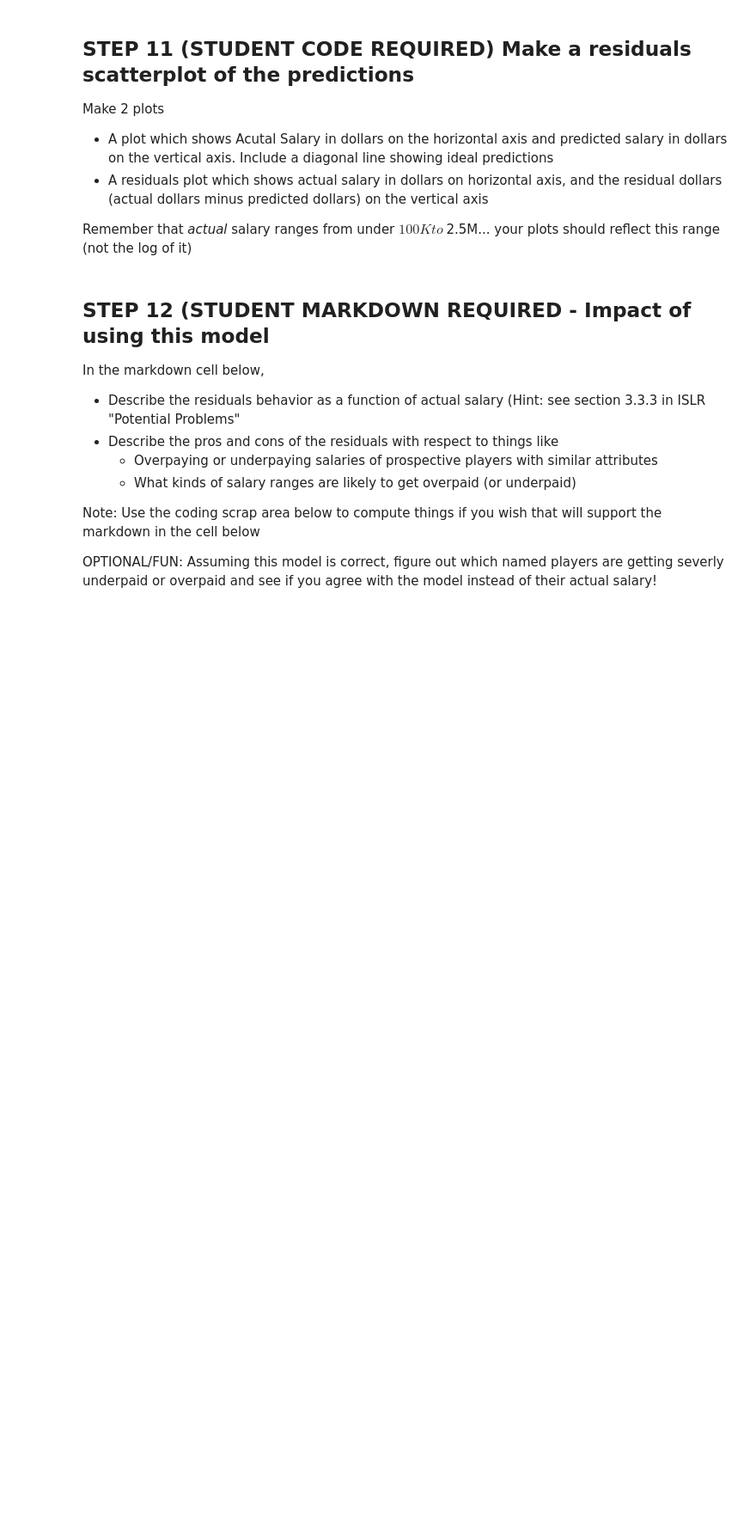
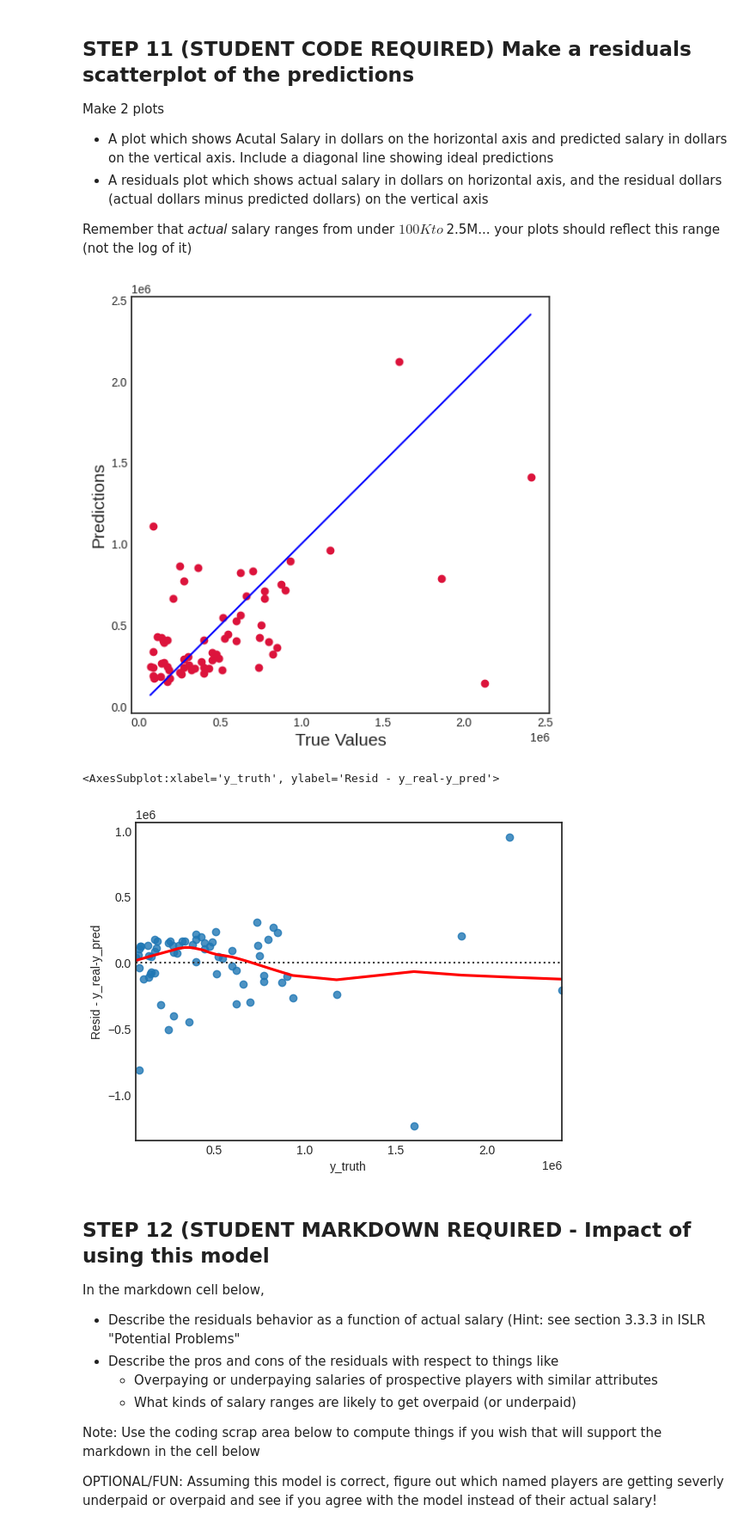
Before and after one commit to TheCodeheadMT/623-SML, a Jupyter notebook: HW4_TODD_MICHAEL.ipynb, the cells around one changed output. Shown: that part at 86% size. Saved outputs shown, nothing was run; the diff lists cells and outputs as text; code cells hidden in the pictures; blank space fills up the shorter version.

```diff
--- a/HW4_TODD_MICHAEL.ipynb
+++ b/HW4_TODD_MICHAEL.ipynb
@@ -477,6 +943,12 @@ log_y_test=np.log10(y_test*1000) #transform test data actual salaries into log f
 
 #------------- START STUDENT CODE ------------------
 
+# Store the predicted values for test data
+step_10_test_pred = model.predict(X_test_scaled[numeric_features].iloc[:,selected_features_forward[best_idx_forward]])
+
+# Store rmse score using transofrm_rmse, log_y_test trush and predicted
+test_rmse = transform_rmse(log_y_test, step_10_test_pred)*-1
+
 
 #------------- END STUDENT CODE ------------------
 
@@ -500,3 +967,42 @@ Remember that *actual* salary ranges from under $100K to ~$2.5M... your plots sh
+# %%
+# STEP 11
+
+#------------- START STUDENT CODE ------------------
+
+# Transform y_test and predict from log of actual dollars to actual dollars
+y_test_real = np.power(10, log_y_test)
+y_test_pred = np.power(10,step_10_test_pred)
+
+# Build Figure
+plt.figure(figsize=(6.5,6.5))
+plt.scatter(y_test_real, y_test_pred, c='crimson')
+plt.xscale('linear')
+plt.yscale('linear')
+
+# Plot a perfect predict line in blue
+p1 = max(max(y_test_pred), max(y_test_real))
+p2 = min(min(y_test_pred), min(y_test_real))
+plt.plot([p1, p2], [p1, p2], 'b-')
+
+# Set x and y labels
+plt.xlabel('True Values', fontsize=15)
+plt.ylabel('Predictions', fontsize=15)
+
+# Set axis to equal so our predict line is diagonal
+plt.axis('equal')
+plt.show()
+
+# Setup dataframe for residuals
+data = pd.DataFrame({'y_truth':y_test_real, 'Resid - y_real-y_pred':y_test_real-y_test_pred})
+
+# Show residuals plot for truth vs. y_real - y_pred
+sns.residplot(x="y_truth", y="Resid - y_real-y_pred", data=data, lowess=True, line_kws=dict(color="r"))
+
+#------------- END STUDENT CODE ------------------
+# %% [output]
+[figure, added]
+<AxesSubplot:xlabel='y_truth', ylabel='Resid - y_real-y_pred'>
+[figure, added]
 # %% [markdown]
 ## STEP 12 (STUDENT MARKDOWN REQUIRED - Impact of using this model
 
```
Also changed, not shown: parts of 33 cells of this notebook.
